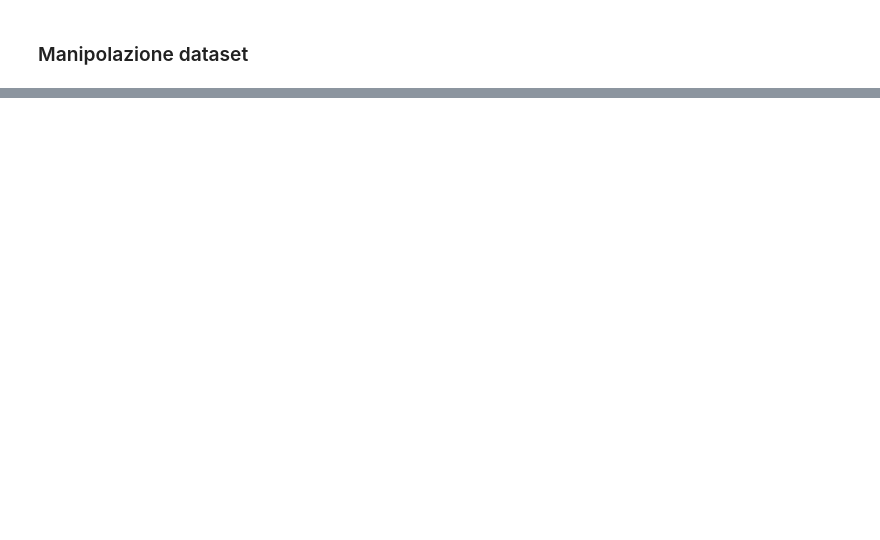
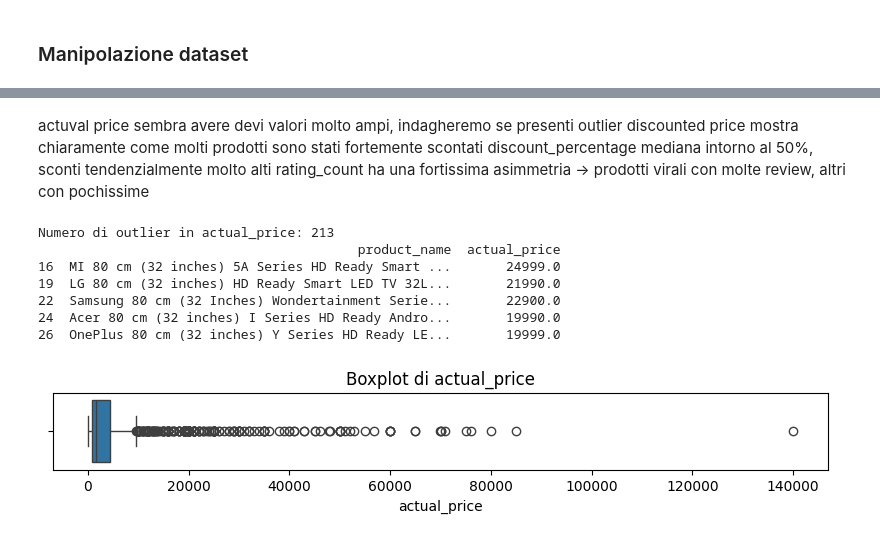
Before and after one commit to saintstar93/amazon-products-analysis, a Jupyter notebook: main.ipynb, the cells around one changed output, grey strips where cells are left out. Drawn from its saved outputs; the diff is of its cells as text; code cells hidden in the pictures; blank space fills up the shorter version.

```diff
--- a/main.ipynb
+++ b/main.ipynb
@@ -220,0 +221,41 @@ df
+# %% [markdown]
+actuval price sembra avere devi valori molto ampi, indagheremo se presenti outlier
+discounted price mostra chiaramente come molti prodotti sono stati fortemente scontati
+discount_percentage	mediana intorno al 50%, sconti tendenzialmente molto alti
+rating_count ha una fortissima asimmetria → prodotti virali con molte review, altri con pochissime
+# %%
+# verifichiamo se actual_price ha outliers
+
+# Calcoliamo i quartili Q1 (25%) e Q3 (75%)
+Q1 = df['actual_price'].quantile(0.25)
+Q3 = df['actual_price'].quantile(0.75)
+
+# Calcoliamo l'intervallo interquartile (IQR)
+IQR = Q3 - Q1
+
+# Definiamo i limiti oltre i quali consideriamo un valore come outlier
+lower_bound = Q1 - 1.5 * IQR
+upper_bound = Q3 + 1.5 * IQR
+
+# Verifichiamo quanti valori sono outlier
+outliers = df[(df['actual_price'] < lower_bound) | (df['actual_price'] > upper_bound)]
+
+# Stampiamo il numero di outlier e mostriamo i primi 5
+print(f"Numero di outlier in actual_price: {len(outliers)}")
+print(outliers[['product_name', 'actual_price']].head())
+
+
+# Visualizziamo i dati con un boxplot
+plt.figure(figsize=(10, 1))
+sns.boxplot(x=df['actual_price'])
+plt.title("Boxplot di actual_price")
+plt.show()
+# %% [output]
+Numero di outlier in actual_price: 213
+                                         product_name  actual_price
+16  MI 80 cm (32 inches) 5A Series HD Ready Smart ...       24999.0
+19  LG 80 cm (32 inches) HD Ready Smart LED TV 32L...       21990.0
+22  Samsung 80 cm (32 Inches) Wondertainment Serie...       22900.0
+24  Acer 80 cm (32 inches) I Series HD Ready Andro...       19990.0
+26  OnePlus 80 cm (32 inches) Y Series HD Ready LE...       19999.0
+[figure, added]
```
Also changed, not shown: parts of 14 cells of this notebook.
